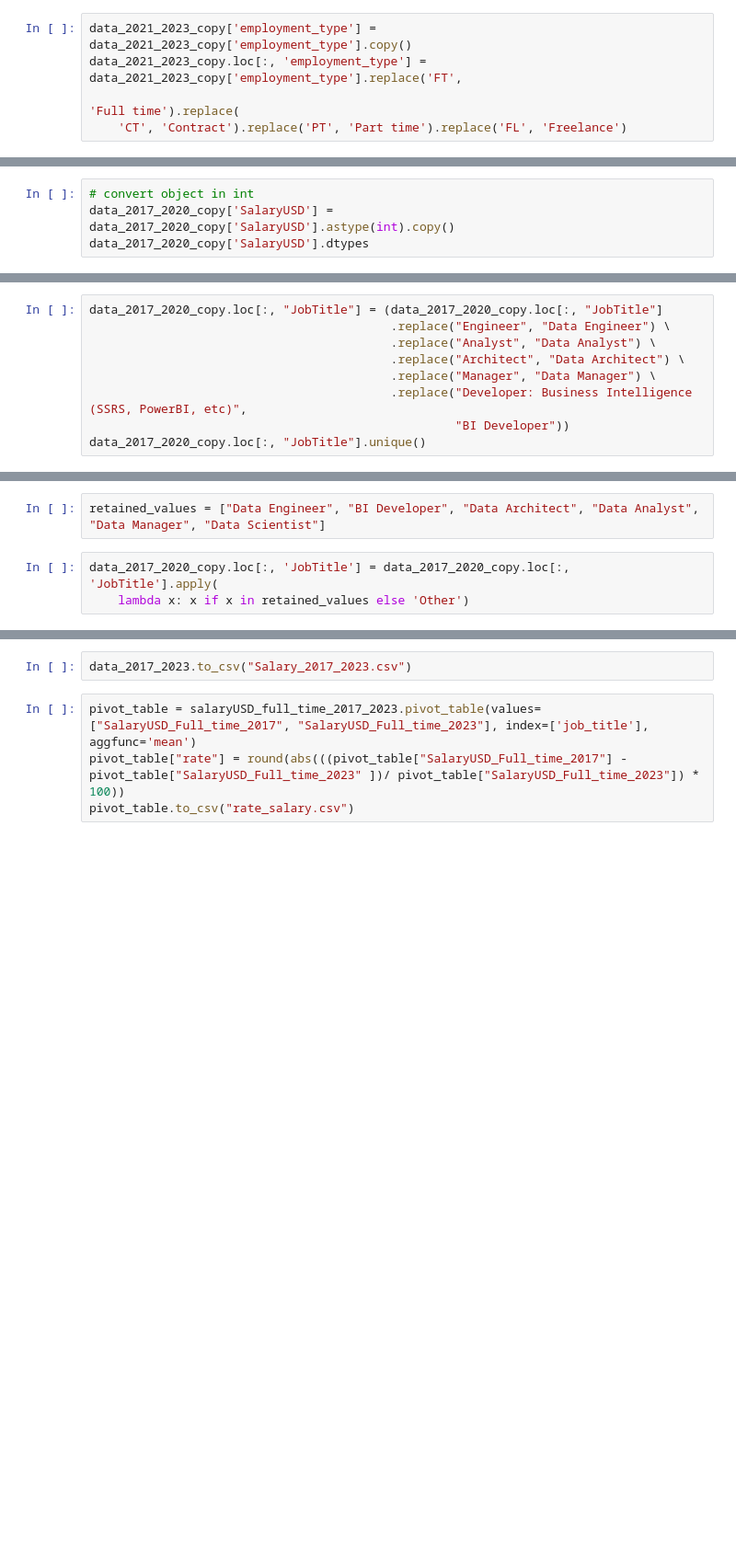
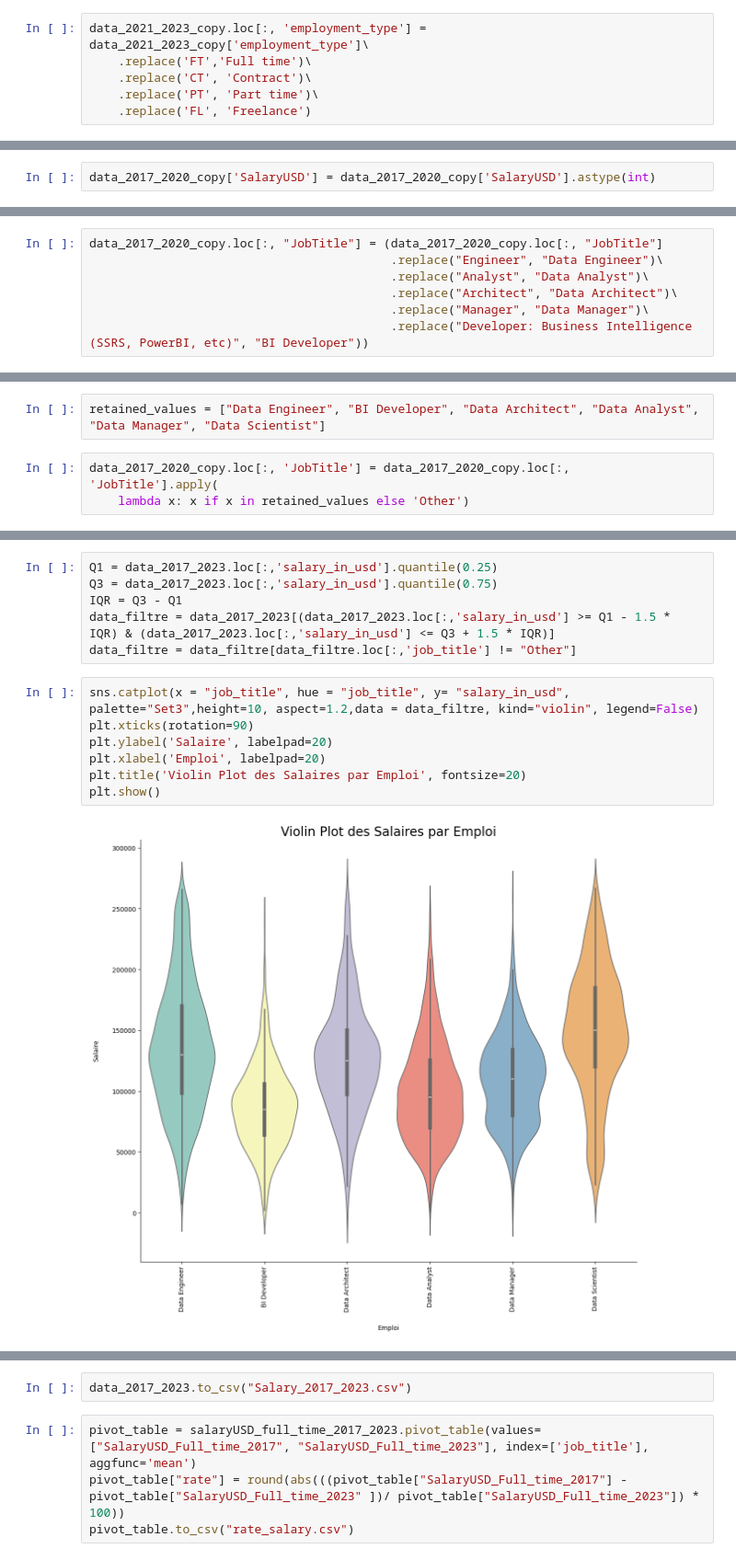
Before and after one commit to mathieuVdn/brief_2_salary_data, a Jupyter notebook: brief_2_salary_data.ipynb, the cells around one changed output, grey strips where cells are left out. Shown at 92% size. Drawn from its saved outputs; the diff is of its cells as text; blank space fills up the shorter version.

Commit message:
data_vis

```diff
--- a/brief_2_salary_data.ipynb
+++ b/brief_2_salary_data.ipynb
@@ -57,5 +40,6 @@ data_2017_2020_copy.loc[:, 'EmploymentStatus'] = data_2017_2020_copy['Employment
 # %%
-data_2021_2023_copy['employment_type'] = data_2021_2023_copy['employment_type'].copy()
-data_2021_2023_copy.loc[:, 'employment_type'] = data_2021_2023_copy['employment_type'].replace('FT',
-                                                                                               'Full time').replace(
-    'CT', 'Contract').replace('PT', 'Part time').replace('FL', 'Freelance')
+data_2021_2023_copy.loc[:, 'employment_type'] = data_2021_2023_copy['employment_type']\
+    .replace('FT','Full time')\
+    .replace('CT', 'Contract')\
+    .replace('PT', 'Part time')\
+    .replace('FL', 'Freelance')
@@ -111,4 +76,2 @@ data_2017_2020_copy['SalaryUSD'] = data_2017_2020_copy['SalaryUSD'].apply(lambda
 # %%
-# convert object in int
-data_2017_2020_copy['SalaryUSD'] = data_2017_2020_copy['SalaryUSD'].astype(int).copy()
-data_2017_2020_copy['SalaryUSD'].dtypes
+data_2017_2020_copy['SalaryUSD'] = data_2017_2020_copy['SalaryUSD'].astype(int)
@@ -132,9 +78,7 @@ array(['DBA', 'Other', 'Developer: App code (C#, JS, etc)', 'Engineer',
 # %%
 data_2017_2020_copy.loc[:, "JobTitle"] = (data_2017_2020_copy.loc[:, "JobTitle"]
-                                          .replace("Engineer", "Data Engineer") \
-                                          .replace("Analyst", "Data Analyst") \
-                                          .replace("Architect", "Data Architect") \
-                                          .replace("Manager", "Data Manager") \
-                                          .replace("Developer: Business Intelligence (SSRS, PowerBI, etc)",
-                                                   "BI Developer"))
-data_2017_2020_copy.loc[:, "JobTitle"].unique()
+                                          .replace("Engineer", "Data Engineer")\
+                                          .replace("Analyst", "Data Analyst")\
+                                          .replace("Architect", "Data Architect")\
+                                          .replace("Manager", "Data Manager")\
+                                          .replace("Developer: Business Intelligence (SSRS, PowerBI, etc)", "BI Developer"))
@@ -268,0 +122,15 @@ salaryUSD_full_time_2017_2023.describe()
+# %%
+Q1 = data_2017_2023.loc[:,'salary_in_usd'].quantile(0.25)
+Q3 = data_2017_2023.loc[:,'salary_in_usd'].quantile(0.75)
+IQR = Q3 - Q1
+data_filtre = data_2017_2023[(data_2017_2023.loc[:,'salary_in_usd'] >= Q1 - 1.5 * IQR) & (data_2017_2023.loc[:,'salary_in_usd'] <= Q3 + 1.5 * IQR)]
+data_filtre = data_filtre[data_filtre.loc[:,'job_title'] != "Other"]
+# %%
+sns.catplot(x = "job_title", hue = "job_title", y= "salary_in_usd", palette="Set3",height=10, aspect=1.2,data = data_filtre, kind="violin", legend=False)
+plt.xticks(rotation=90)
+plt.ylabel('Salaire', labelpad=20)
+plt.xlabel('Emploi', labelpad=20)
+plt.title('Violin Plot des Salaires par Emploi', fontsize=20)
+plt.show()
+# %% [output]
+[figure, added]
```
Also changed, not shown: parts of 34 cells of this notebook.
